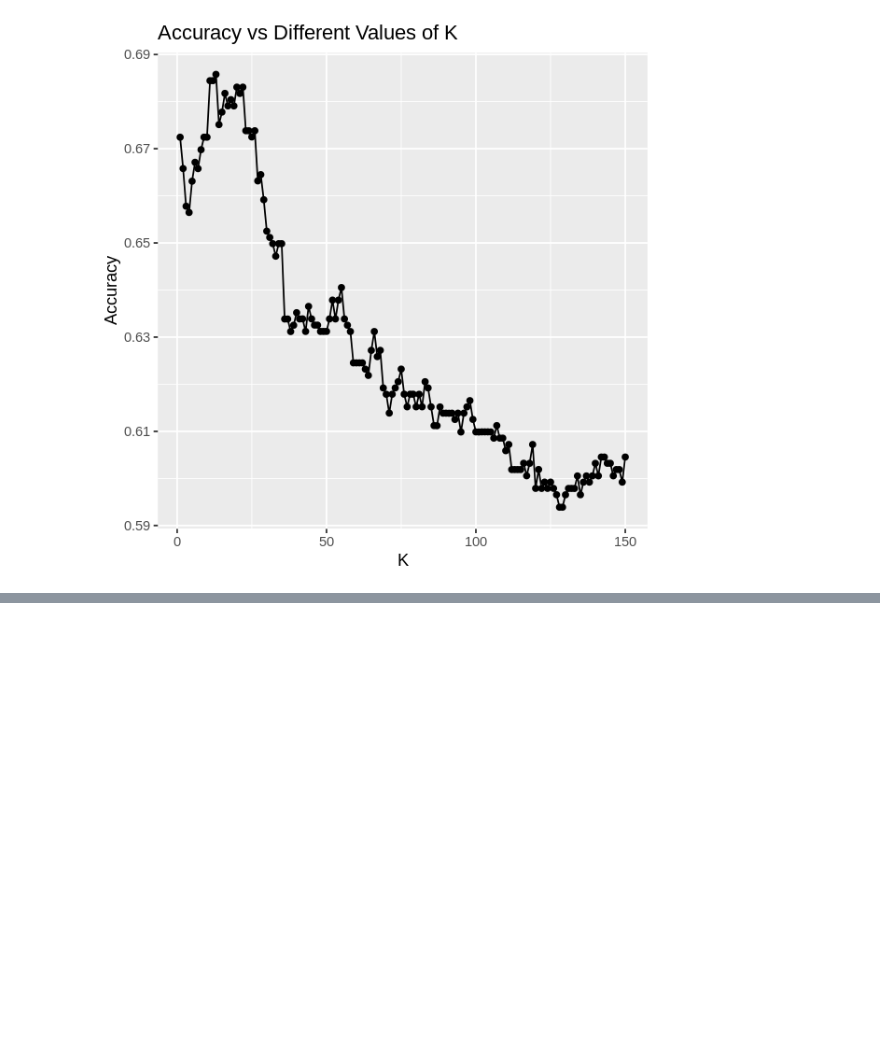
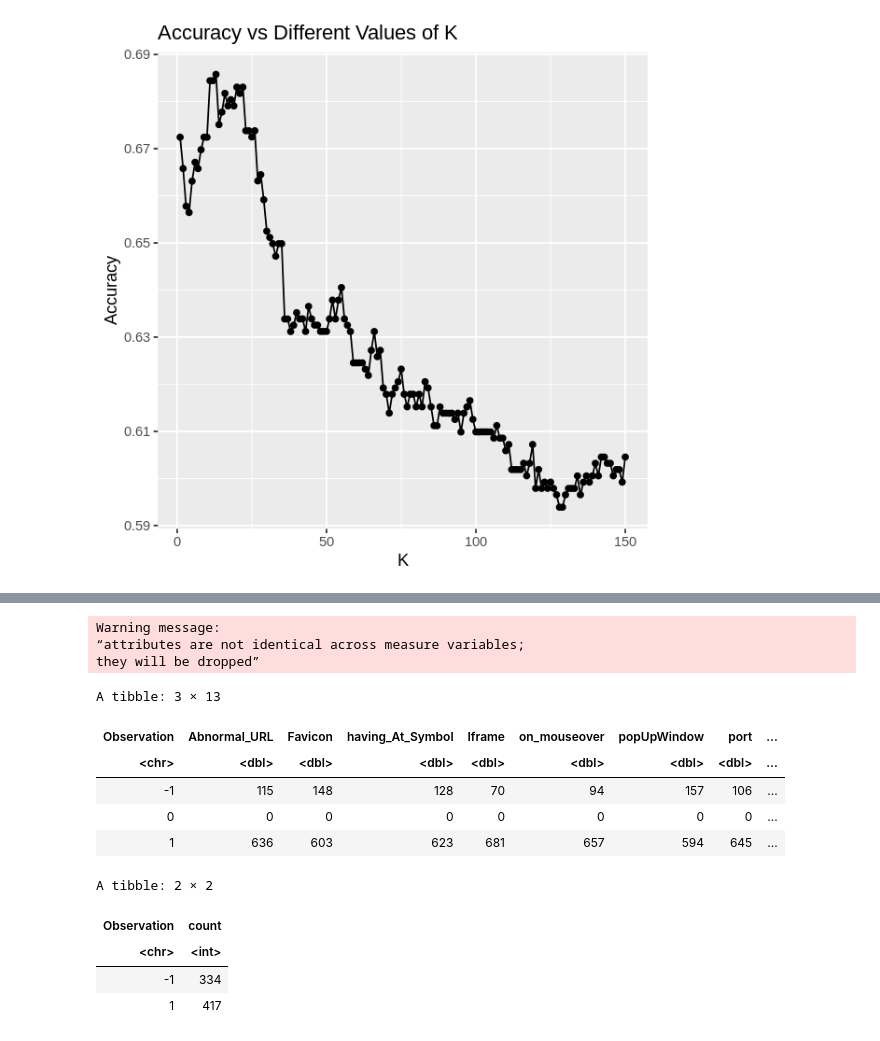
Before and after one commit to alex-dsci/DSCI100-group-proj, a Jupyter notebook: DSCI_group_notebook_training_model.ipynb, the cells around one changed output, grey strips where cells are left out. Drawn from its saved outputs; the diff is of its cells as text; code cells hidden in the pictures; blank space fills up the shorter version.

```diff
--- a/DSCI_group_notebook_training_model.ipynb
+++ b/DSCI_group_notebook_training_model.ipynb
@@ -111,9 +111,23 @@ Result: -1 is legitimate, 1 is phishing website.
 At this point we need a research question before we can do anything else so...
 # %%
 set.seed(1)
-# Paring down dataset to what we will be working with:
-working_data <- sample_n(phishing, size = 1000)
-working_columns <- c("URL_Length", "having_At_Symbol", "Prefix_Suffix", "Favicon", "port", "SFH", "Abnormal_URL", "Redirect", "on_mouseover", "popUpWindow", "Iframe", "Statistical_report", "Result")
+# Paring down dataset to what we will be working with, converting result to factor:
+working_columns <- c("URL_Length",
+                     "having_At_Symbol",
+                     "Prefix_Suffix",
+                     "Favicon",
+                     "port",
+                     "SFH",
+                     "Abnormal_URL",
+                     "Redirect",
+                     "on_mouseover",
+                     "popUpWindow",
+                     "Iframe",
+                     "Statistical_report",
+                     "Result")
+working_data_raw <- sample_n(phishing, size = 1000)
+working_data <- mutate(working_data_raw, Result = as.factor(Result))
+
 
 # Splitting data into training and testing sets:
 training_rows <- working_data %>%
@@ -203,0 +227,34 @@ Prediction -1  1
+# %%
+# make table of number observations per class to check if balanced
+
+
+summary_tidy <- training_data %>%
+                gather(key = "Column",
+                      value = "Observation",
+                      na.rm = FALSE)
+summary_tibble <- summary_tidy %>%
+                 group_by(Column,Observation) %>%
+                 summarize(count = n()) %>%
+                 as_tibble()
+(summary_tbl_predictors <- summary_tibble %>% filter(Column != "Result") %>%
+                         spread(key = Column,
+                               value = count,
+                               fill = 0))
+(summary_tbl_results <- summary_tibble %>%
+                         filter(Column == "Result") %>%
+                         select(-Column))
+# %% [output]
+Warning message:
+“attributes are not identical across measure variables;
+they will be dropped”
+A tibble: 3 × 13
+| Observation | Abnormal_URL | Favicon | having_At_Symbol | Iframe | on_mouseover | popUpWindow | port | ... |
+| <chr> | <dbl> | <dbl> | <dbl> | <dbl> | <dbl> | <dbl> | <dbl> | ... |
+| -1 | 115 | 148 | 128 | 70 | 94 | 157 | 106 | ... |
+| 0 | 0 | 0 | 0 | 0 | 0 | 0 | 0 | ... |
+| 1 | 636 | 603 | 623 | 681 | 657 | 594 | 645 | ... |
+A tibble: 2 × 2
+| Observation | count |
+| <chr> | <int> |
+| -1 | 334 |
+| 1 | 417 |
```
Also changed, not shown: parts of 12 cells of this notebook.
